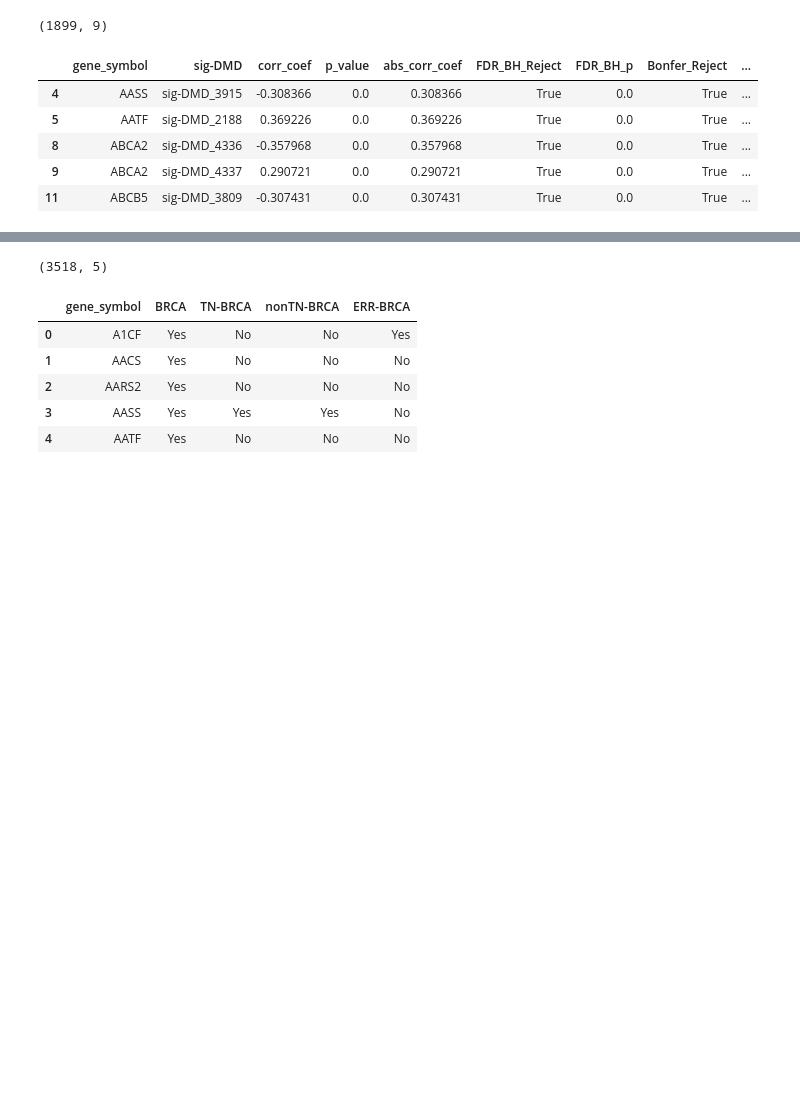
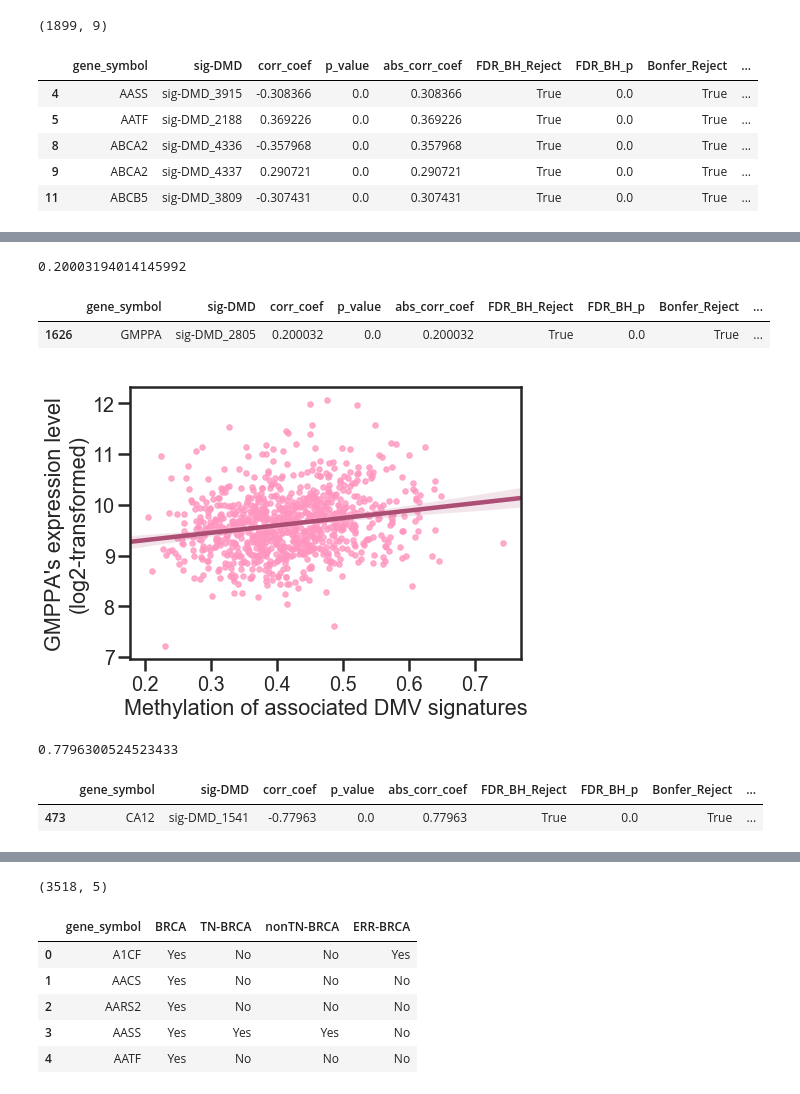
Before and after one commit to singuyenmai/DMV_BRCA_TCGA, a Jupyter notebook: Correlation_meth_expression.ipynb, the cells around one changed output, grey strips where cells are left out. Drawn from its saved outputs; the diff is of its cells as text; code cells hidden in the pictures; blank space fills up the shorter version.

```diff
--- a/Correlation_meth_expression.ipynb
+++ b/Correlation_meth_expression.ipynb
@@ -268,0 +294,27 @@ correlated_gene.head()
+# %%
+print(correlated_gene['abs_corr_coef'].min())
+correlated_gene.loc[correlated_gene['abs_corr_coef'] == correlated_gene['abs_corr_coef'].min()].head()
+# %% [output]
+0.20003194014145992
+|  | gene_symbol | sig-DMD | corr_coef | p_value | abs_corr_coef | FDR_BH_Reject | FDR_BH_p | Bonfer_Reject | ... |
+| 1626 | GMPPA | sig-DMD_2805 | 0.200032 | 0.0 | 0.200032 | True | 0.0 | True | ... |
+# %%
+fig, ax = plt.subplots(figsize=(7, 5))
+
+data = pd.merge(expression_matrix[['GMPPA']], methylation_matrix[['sig-DMD_2805']], left_index=True, right_index=True)
+
+g = sns.regplot(x="sig-DMD_2805", y="GMPPA", data=data, fit_reg=True,
+                scatter_kws={"color": "#ff96c0", "s":30}, line_kws={"color": "#ad4e74"});
+g.set_xlabel("Methylation of associated DMV signatures")
+g.set_ylabel("GMPPA's expression level\n(log2-transformed)")
+
+fig.savefig("plots/corr_genes.regplot.minp.svg", transparent=True, bbox_inches='tight')
+# %% [output]
+[figure, added]
+# %%
+print(correlated_gene['abs_corr_coef'].max())
+correlated_gene.loc[correlated_gene['abs_corr_coef'] == correlated_gene['abs_corr_coef'].max()].head()
+# %% [output]
+0.7796300524523433
+|  | gene_symbol | sig-DMD | corr_coef | p_value | abs_corr_coef | FDR_BH_Reject | FDR_BH_p | Bonfer_Reject | ... |
+| 473 | CA12 | sig-DMD_1541 | -0.77963 | 0.0 | 0.77963 | True | 0.0 | True | ... |
```
Also changed, not shown: parts of 10 cells of this notebook, 7 other files.
